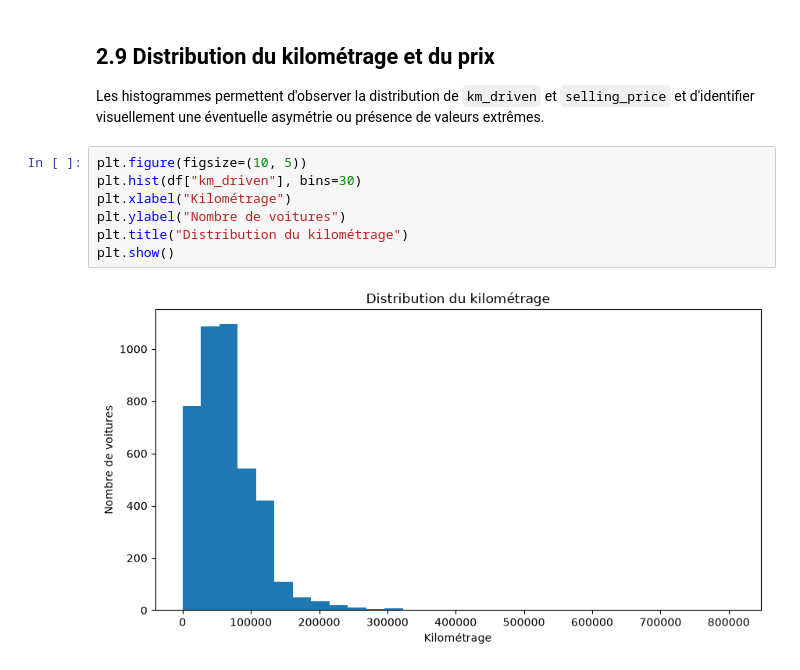
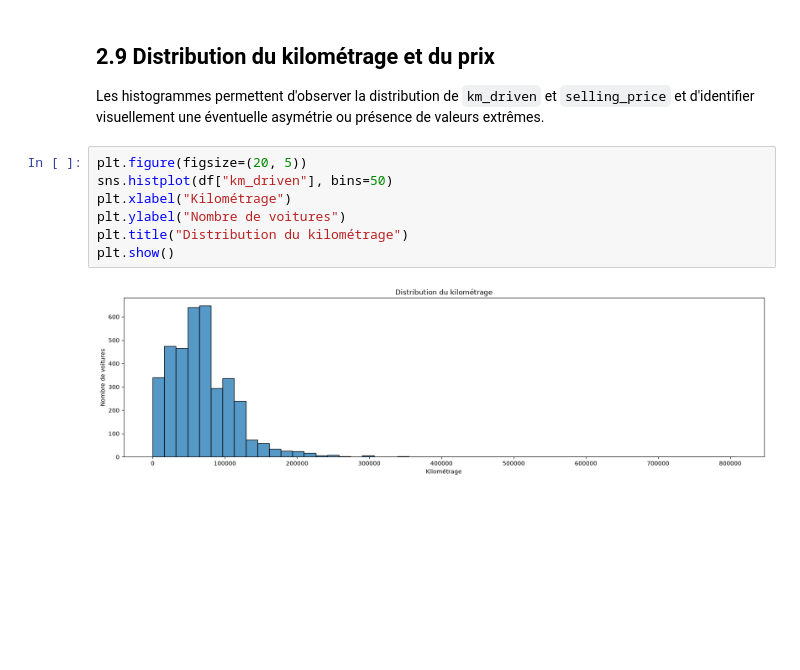
Before and after one commit to yakhlafhoussam/Car-Price-Predictor, a Jupyter notebook: notebooks/exploration.ipynb, the cells around one changed output. Saved outputs shown, nothing was run; the diff lists cells and outputs as text; blank space fills up the shorter version.

```diff
--- a/notebooks/exploration.ipynb
+++ b/notebooks/exploration.ipynb
@@ -316,12 +321,12 @@ Name: count, dtype: int64
 
 Les histogrammes permettent d'observer la distribution de `km_driven` et `selling_price` et d'identifier visuellement une éventuelle asymétrie ou présence de valeurs extrêmes.
 # %%
-plt.figure(figsize=(10, 5))
-plt.hist(df["km_driven"], bins=30)
+plt.figure(figsize=(20, 5))
+sns.histplot(df["km_driven"], bins=50)
 plt.xlabel("Kilométrage")
 plt.ylabel("Nombre de voitures")
 plt.title("Distribution du kilométrage")
 plt.show()
 # %% [output]
-[figure, old version]
+[figure, new version]
 # %%
```
Also changed, not shown: parts of 18 cells of this notebook.
